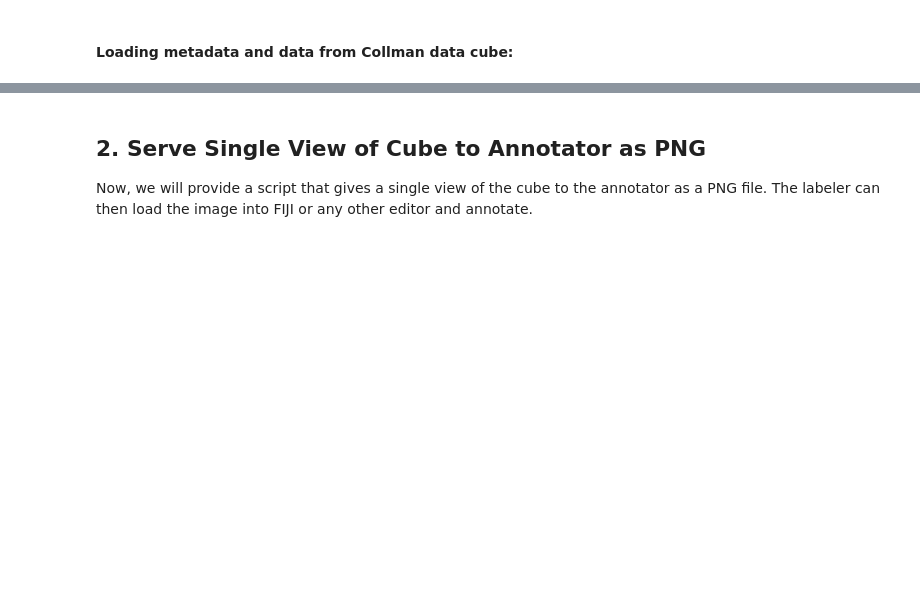
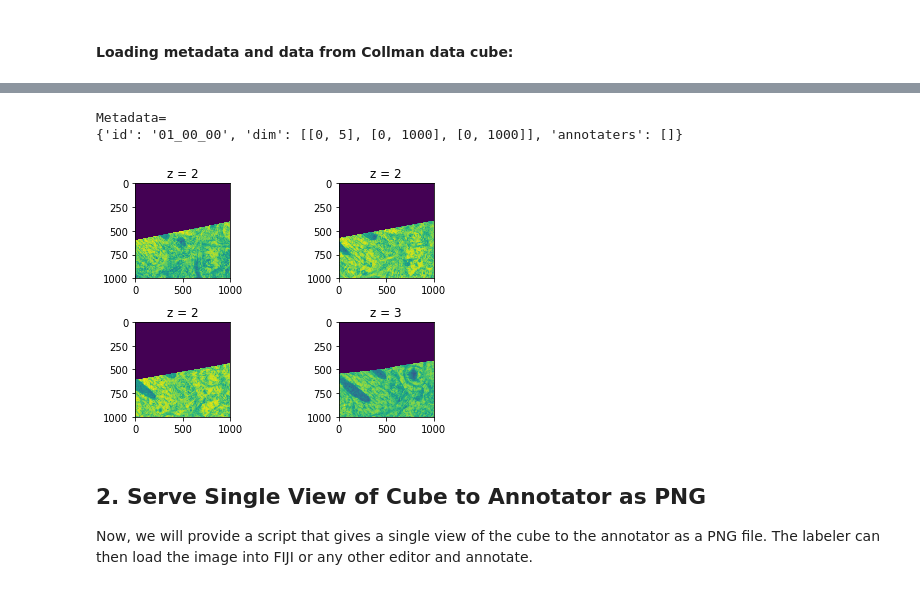
Before and after one commit to NeuroDataDesign/avatr, a Jupyter notebook: source/bvarjavand/boss_parse/example/pull_and_serve_demo.ipynb, the cells around one changed output, grey strips where cells are left out. Saved outputs shown, nothing was run; the diff lists cells and outputs as text; code cells hidden in the pictures; blank space fills up the shorter version.

Commit message:
better figures

```diff
--- a/source/bvarjavand/boss_parse/example/pull_and_serve_demo.ipynb
+++ b/source/bvarjavand/boss_parse/example/pull_and_serve_demo.ipynb
@@ -40,3 +27,21 @@ Metadata= {'id': '01_00_00', 'dim': [[0, 5], [0, 1000], [0, 1000]], 'annotaters'
+# %%
+print("Metadata= \n" + str(metacube["metadata"]))
+f, grid = plt.subplots(2,2)
+grid[0,0].imshow(metacube["data"][0,:,:])
+grid[0,0].set_title("z = " + str(2))
+grid[0,1].imshow(metacube["data"][1,:,:])
+grid[0,1].set_title("z = " + str(2))
+grid[1,0].imshow(metacube["data"][2,:,:])
+grid[1,0].set_title("z = " + str(2))
+grid[1,1].imshow(metacube["data"][3,:,:])
+grid[1,1].set_title("z = " + str(3))
+f.tight_layout()
+
+plt.show()
+# %% [output]
+Metadata=
+{'id': '01_00_00', 'dim': [[0, 5], [0, 1000], [0, 1000]], 'annotaters': []}
+[figure, added]
 # %% [markdown]
 ## 2. Serve Single View of Cube to Annotator as PNG
 Now, we will provide a script that gives a single view of the cube to the annotator as a PNG file. The labeler can then load the image into FIJI or any other editor and annotate.
```
Also changed, not shown: parts of 2 cells of this notebook.
